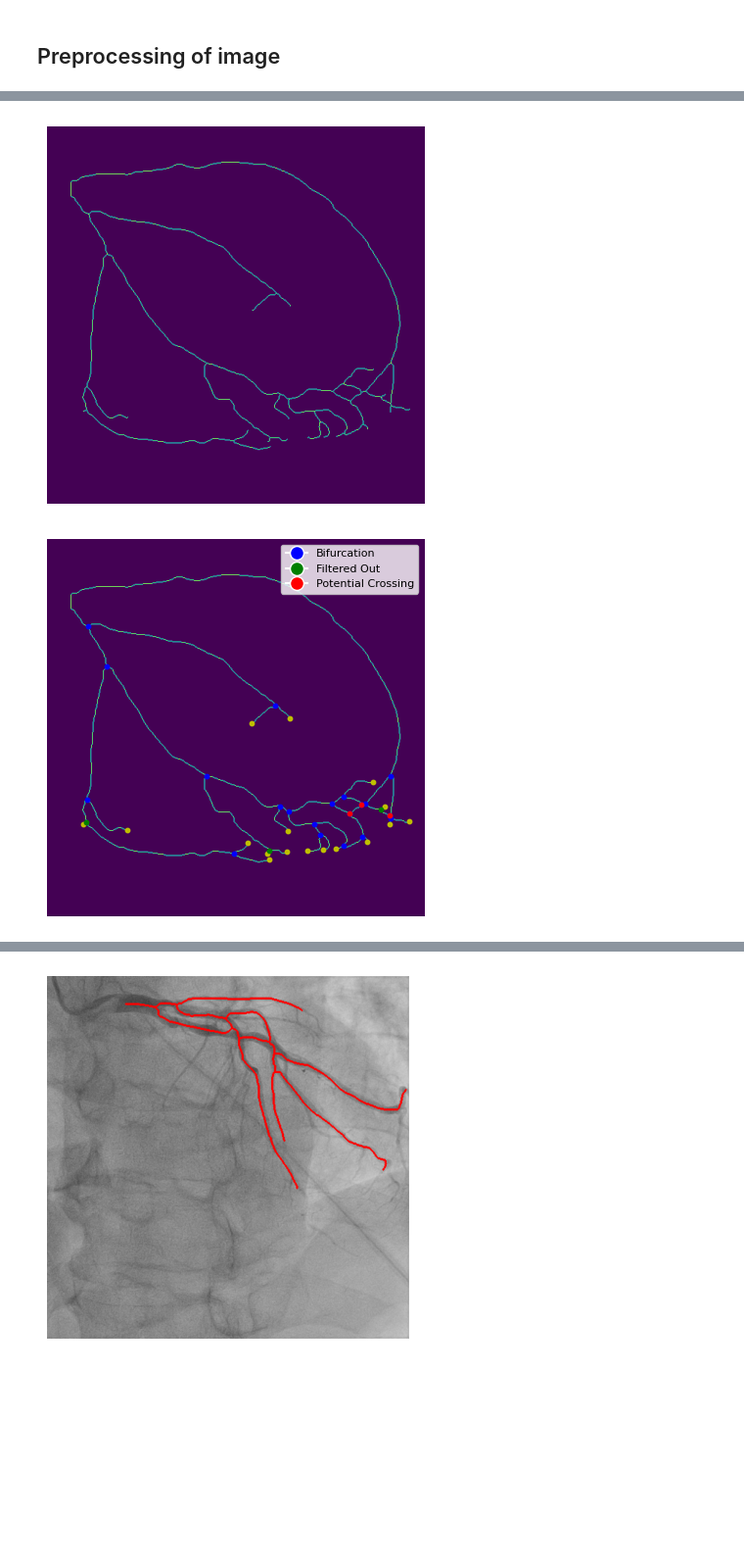
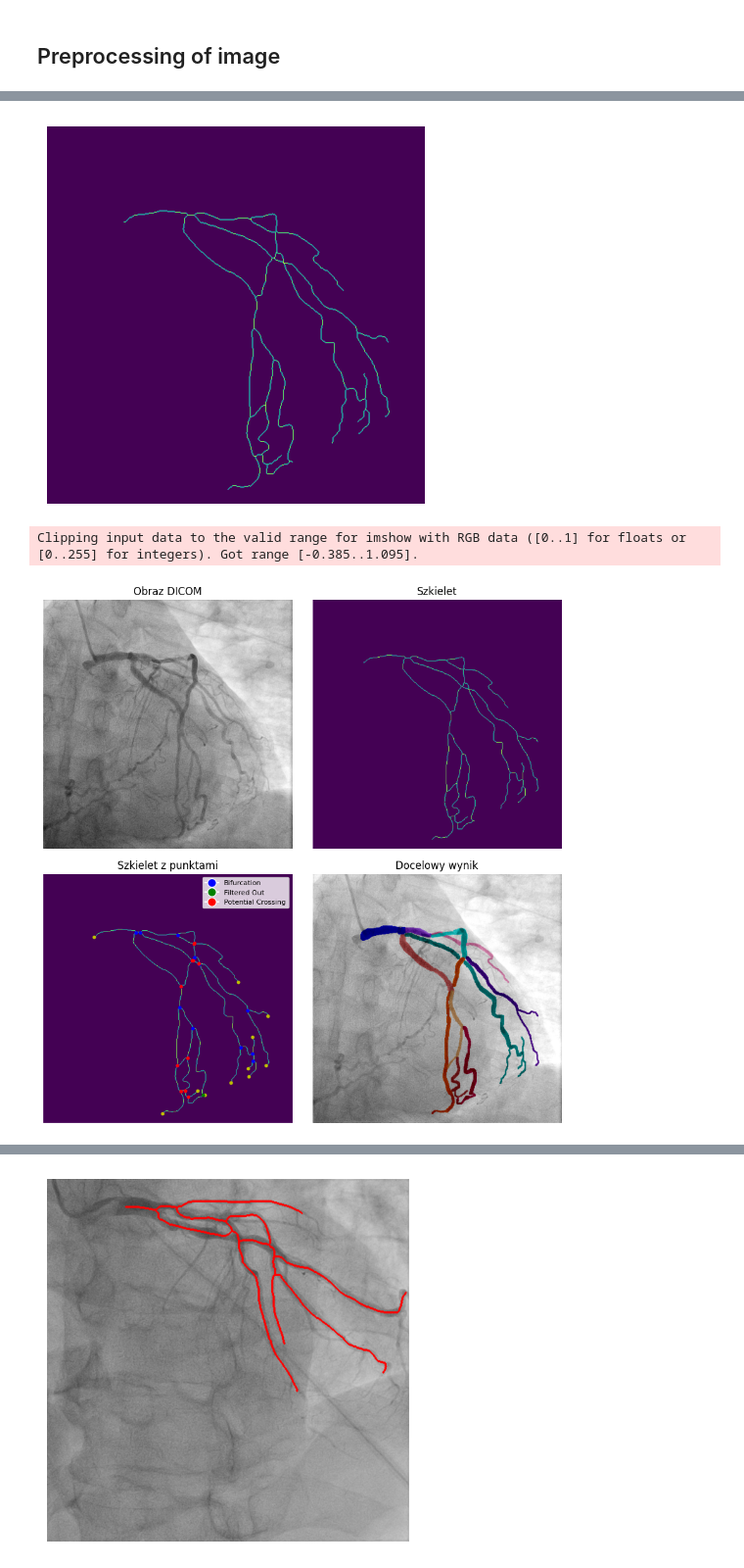
Before and after one commit to SzymixOz/semantic-segmentation-of-coronary-vessels, a Jupyter notebook: keypoints/keypoints.ipynb, the cells around one changed output, grey strips where cells are left out. Shown at 98% size. Saved outputs shown, nothing was run; the diff lists cells and outputs as text; code cells hidden in the pictures; blank space fills up the shorter version.

Commit message:
good_df check and changes

```diff
--- a/keypoints/keypoints.ipynb
+++ b/keypoints/keypoints.ipynb
@@ -24,9 +25,9 @@ data2 = pd.read_csv(data_folder + "segmentations.csv", sep=",")
 # %%
-images, segmentations, filenames, labels = get_data(data, voting=False, images_path=(data_folder + "images"))
+images, segmentations, filenames, labels = get_data(data, voting=False, images_path=(data_folder + "images"), labeling=True)
 images_bin_DL, segmentations_bin_DL, filenames_bin_DL = my_utils.get_data(data2, images_path=(data_folder + "images"))
 # %% [output]
 GETTING DATA...
 # %%
-images_voting, segmentations_voting, filenames_voting, labels_voting = get_data(data, voting=True, images_path=(data_folder + "images"))
+images_voting, segmentations_voting, filenames_voting, labels_voting = get_data(data, voting=True, images_path=(data_folder + "images"), labeling=True)
 # %% [output]
 GETTING DATA...
@@ -365,9 +402,13 @@ for keypoint in zip(*keypoints_per_color['boundaries']):
 
 Using skeletonization and nx.graphs i try to find bifurcation, filter-out noise and differentiate branches and crossing
 # %%
-index_binary = 10
+index_binary = index = 15
 image_binary = images_voting[index_binary]
+image = images[index]
 my_mask_binary = get_mask(images_voting[index_binary], segmentations_voting[index_binary], labels_voting[index_binary], name=filenames_voting[index_binary], folder_name='ground_truth', binary=True, ground_truth=True)
+my_mask_binary_merged = get_mask(images_voting[index_binary], segmentations_voting[index_binary], labels_voting[index_binary], name=filenames_voting[index_binary], folder_name='ground_truth_img', binary=True, ground_truth=False)
+my_mask_gt = get_mask(images[index], segmentations[index], labels[index], name=filenames[index], folder_name='ground_truth', binary=False, ground_truth=False)
 clear_output(wait=True)
 draw_mask_and_image(image_binary, my_mask_binary)
+# draw_mask_and_image(image, my_mask_gt)
 # %% [output]
@@ -398,7 +439,8 @@ from matplotlib.lines import Line2D
 from skimage.morphology import erosion, disk, dilation
 
 # Define the structuring element
-selem = disk(1.001)  # adjust the radius to control the amount of erosion
+# selem = disk(1.001)  # adjust the radius to control the amount of erosion
+selem = disk(1.001)
 
 mask_gray = rgb2gray(mask_binary)
 
@@ -406,8 +448,7 @@ image_dilated = dilation(mask_gray, selem)
 # image_dilated = mask_gray
 mask_gray_sharpened = image_dilated - 0.7 * laplace(image_dilated)
 # mask_gray_sharpened = mask_gray - 0.7 * laplace(mask_gray)
-selem = disk(1.0001)
-# selem = disk(1.001)
+selem = disk(1.5001)
 mask_gray_erosion = erosion(mask_gray_sharpened, selem)
 # # Apply morphological erosion
 # mask_gray_erosion = erosion(mask_gray_sharpened, selem)
@@ -455,7 +496,7 @@ plt.imshow(skeleton_binary)
 plt.axis('off')
 clear_output(wait=True)
 # %% [output]
-[figure, old version]
+[figure, new version]
 # %%
 def calculate_angle(coordinates, point1, point2, point3):
     # Calculate the angle between the line from point1 to point2 and the line from point1 to point3
@@ -503,8 +544,9 @@ def find_keypoints_on_graph(skeleton):
                     if next == goal:
                         yield path + [next]
                     else:
-                        # for consideration if i should check next in filtered_out
-                        new_depth = depth + 1 if next in filtered_branchpoints or next in filtered_out else depth
+                        # for consideration if i should check next in filtered_out #TODO
+                        # new_depth = depth + 1 if next in filtered_branchpoints or next in filtered_out else depth
+                        new_depth = depth + 1 if next in filtered_branchpoints else depth # (this is for not checking filtered_out)
                         if new_depth < 2:
                             queue.append((next, path + [next], new_depth))
     crossings = []
@@ -520,43 +562,60 @@ def find_keypoints_on_graph(skeleton):
 
             if len(paths) > 1:
                 crossings.append(branchpoint2)
 
     # draw them
-    plt.figure(figsize=(10, 5))
+    fig, axs = plt.subplots(2, 2, figsize=(11, 11))
 
-    plt.subplot(1, 1, 1)
-    plt.imshow(skeleton)
-    plt.axis('off')
+
+    axs[0, 0].imshow(image_binary, cmap='gray')
+    axs[0, 0].axis('off')
+    axs[0, 0].set_title('Obraz DICOM')
+
+    axs[0, 1].imshow(skeleton)
+    axs[0, 1].axis('off')
+    axs[0, 1].set_title('Szkielet')
+
+    # axs[1, 0].imshow(my_mask_binary_merged, cmap='gray')
+    axs[1, 0].imshow(skeleton)
+    axs[1, 0].axis('off')
+    axs[1, 0].set_title('Szkielet z punktami')
 
     for endpoint in endpoints:
-        plt.scatter(coordinates[1][endpoint], coordinates[0][endpoint], c='y', s=10)
+        axs[1, 0].scatter(coordinates[1][endpoint], coordinates[0][endpoint], c='y', s=10)
 
     # for branchpoint in branchpoints:
     #     plt.scatter(coordinates[1][branchpoint], coordinates[0][branchpoint], c='b', s=10)
 
     # for branchpoint in crossroads:
     #     plt.scatter(coordinates[1][branchpoint], coordinates[0][branchpoint], c='g', s=10)
 
     for branchpoint in filtered_branchpoints:
-        plt.scatter(coordinates[1][branchpoint], coordinates[0][branchpoint], c='b', s=10)
+        axs[1, 0].scatter(coordinates[1][branchpoint], coordinates[0][branchpoint], c='b', s=10)
 
     for branchpoint in filtered_out:
-        plt.scatter(coordinates[1][branchpoint], coordinates[0][branchpoint], c='g', s=10)
+        axs[1, 0].scatter(coordinates[1][branchpoint], coordinates[0][branchpoint], c='g', s=10)
 
     for branchpoint in crossings:
         # candidates for crossroads
-        plt.scatter(coordinates[1][branchpoint], coordinates[0][branchpoint], c='r', s=10)
+        axs[1, 0].scatter(coordinates[1][branchpoint], coordinates[0][branchpoint], c='r', s=10)
 
     # legend blue - bifurcation, red potential crossing, green - filtered out
     legend_elements = [Line2D([0], [0], marker='o', color='w', label='Bifurcation', markerfacecolor='b', markersize=10),
                    Line2D([0], [0], marker='o', color='w', label='Filtered Out', markerfacecolor='g', markersize=10),
                    Line2D([0], [0], marker='o', color='w', label='Potential Crossing', markerfacecolor='r', markersize=10)]
-    plt.legend(handles=legend_elements, loc='upper right', prop={'size': 8})
+    axs[1, 0].legend(handles=legend_elements, loc='upper right', prop={'size': 8})
+
+    axs[1, 1].imshow(my_mask_gt, cmap='gray')
+    axs[1, 1].axis('off')
+    axs[1, 1].set_title('Docelowy wynik')
+
+    plt.subplots_adjust(wspace=0.05, hspace=0.10)
 
 
 find_keypoints_on_graph(skeleton_binary)
 # %% [output]
+Clipping input data to the valid range for imshow with RGB data ([0..1] for floats or [0..255] for integers). Got range [-0.385..1.095].
-[figure, old version]
+[figure, new version]
 # %%
 from skan import csr, summarize,draw,_testdata
 from matplotlib.colors import LinearSegmentedColormap
```
Also changed, not shown: parts of 13 cells of this notebook, 4 other files.
